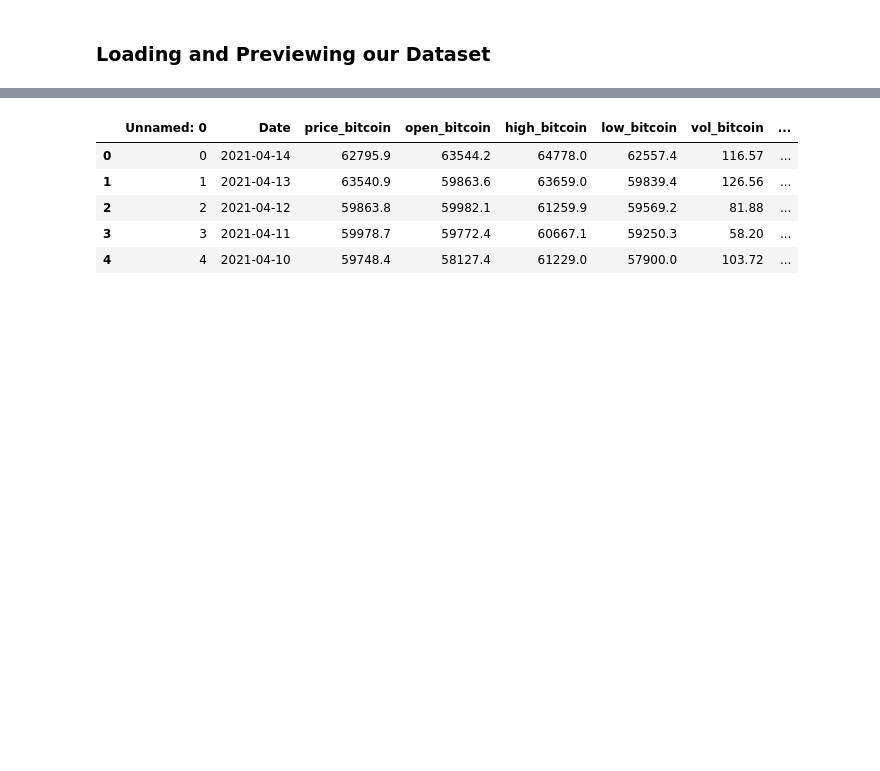
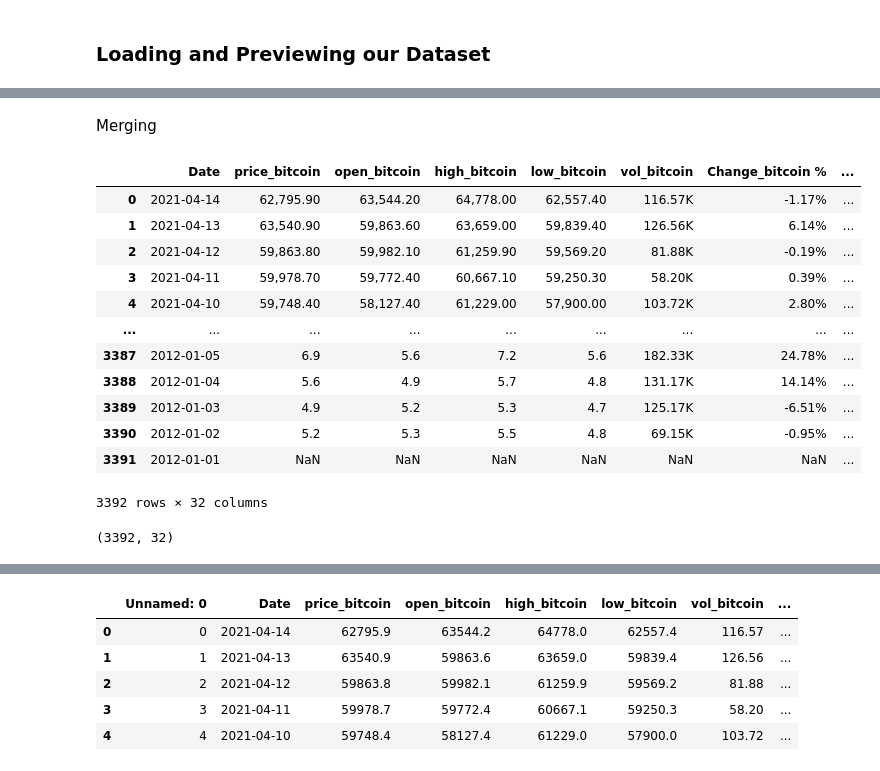
Before and after one commit to SiirenVincent/Bitcoin_Bubble_Prediction, a Jupyter notebook: Bitcoin_Project.ipynb, the cells around one changed output, grey strips where cells are left out. Cells and saved outputs as stored; diff of their text form; code cells hidden in the pictures; blank space fills up the shorter version.

Commit message:
merging numeric datasets

```diff
--- a/Bitcoin_Project.ipynb
+++ b/Bitcoin_Project.ipynb
@@ -47,0 +161,3 @@ warnings.filterwarnings(action='ignore')
+# %%
+dowjones['Date'] = pd.to_datetime(dowjones['Date']).dt.date
+dowjones.head()
@@ -47,0 +171,3 @@ warnings.filterwarnings(action='ignore')
+# %%
+nasdaq['Date'] = pd.to_datetime(nasdaq['Date']).dt.date
+nasdaq.head()
@@ -47,0 +181,3 @@ warnings.filterwarnings(action='ignore')
+# %%
+sp['Date'] = pd.to_datetime(sp['Date']).dt.date
+sp.head()
@@ -47,0 +191,3 @@ warnings.filterwarnings(action='ignore')
+# %%
+trends['Date'] = pd.to_datetime(trends['Date']).dt.date
+trends.head()
@@ -47,0 +201,28 @@ warnings.filterwarnings(action='ignore')
+# %% [markdown]
+Merging
+# %%
+from functools import reduce
+data = [bitcoin,bitfinex,dowjones,nasdaq,sp,trends]
+merged = reduce(lambda  left,right: pd.merge(left,right,on=['Date'],
+                                            how='outer'), data)
+merged
+# %% [output]
+|  | Date | price_bitcoin | open_bitcoin | high_bitcoin | low_bitcoin | vol_bitcoin | Change_bitcoin % | ... |
+| 0 | 2021-04-14 | 62,795.90 | 63,544.20 | 64,778.00 | 62,557.40 | 116.57K | -1.17% | ... |
+| 1 | 2021-04-13 | 63,540.90 | 59,863.60 | 63,659.00 | 59,839.40 | 126.56K | 6.14% | ... |
+| 2 | 2021-04-12 | 59,863.80 | 59,982.10 | 61,259.90 | 59,569.20 | 81.88K | -0.19% | ... |
+| 3 | 2021-04-11 | 59,978.70 | 59,772.40 | 60,667.10 | 59,250.30 | 58.20K | 0.39% | ... |
+| 4 | 2021-04-10 | 59,748.40 | 58,127.40 | 61,229.00 | 57,900.00 | 103.72K | 2.80% | ... |
+| ... | ... | ... | ... | ... | ... | ... | ... | ... |
+| 3387 | 2012-01-05 | 6.9 | 5.6 | 7.2 | 5.6 | 182.33K | 24.78% | ... |
+| 3388 | 2012-01-04 | 5.6 | 4.9 | 5.7 | 4.8 | 131.17K | 14.14% | ... |
+| 3389 | 2012-01-03 | 4.9 | 5.2 | 5.3 | 4.7 | 125.17K | -6.51% | ... |
+| 3390 | 2012-01-02 | 5.2 | 5.3 | 5.5 | 4.8 | 69.15K | -0.95% | ... |
+| 3391 | 2012-01-01 | NaN | NaN | NaN | NaN | NaN | NaN | ... |
+3392 rows × 32 columns
+# %%
+#Here is our new, merged dataset
+#There are 3392 rows and 32 columns
+merged.shape
+# %% [output]
+(3392, 32)
```
Also changed, not shown: parts of 26 cells of this notebook.
